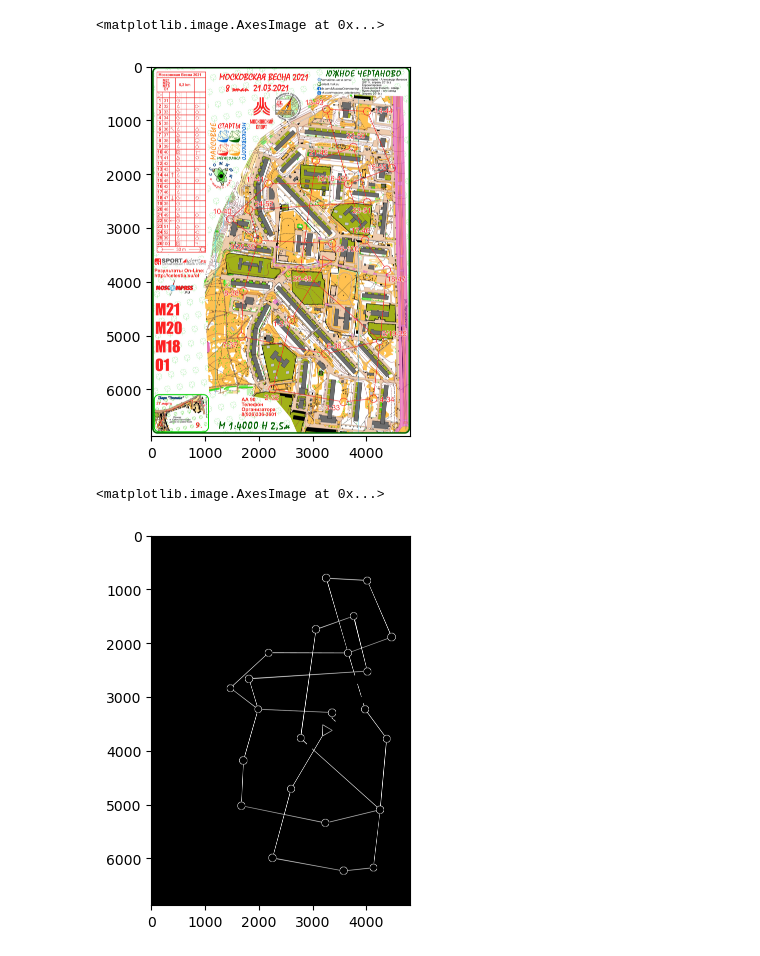
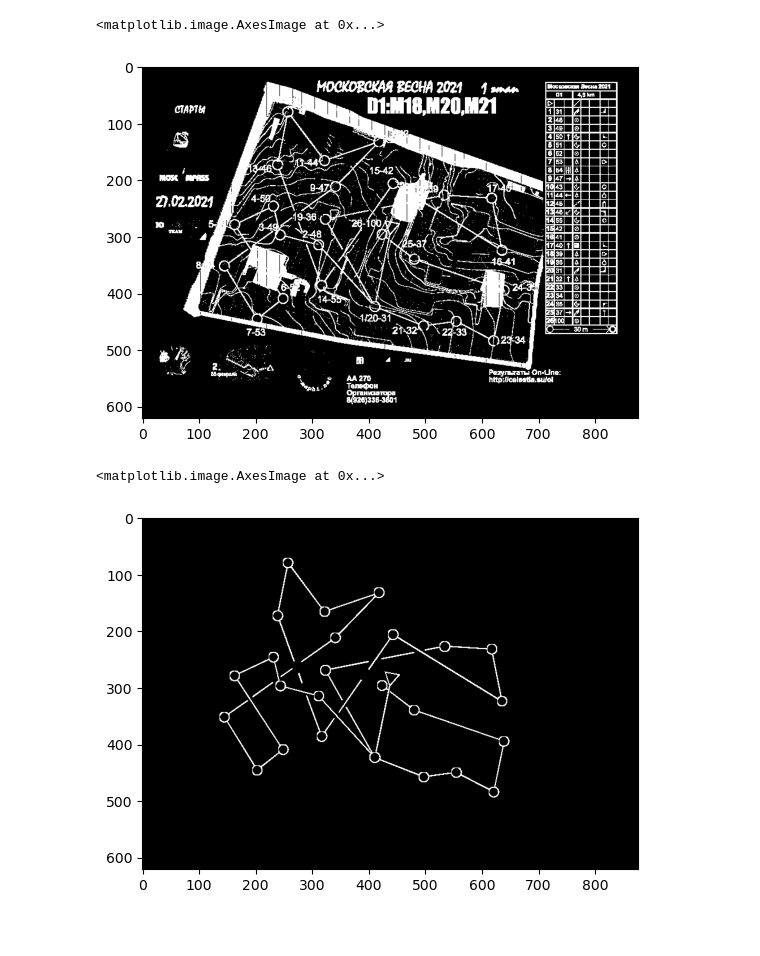
Before and after one commit to ianblair87/maps-analyzer, a Jupyter notebook: experiments/unet-course.ipynb, the cells around one changed output. Drawn from its saved outputs; the diff is of its cells as text; code cells hidden in the pictures.

```diff
--- a/experiments/unet-course.ipynb
+++ b/experiments/unet-course.ipynb
@@ -17,15 +28,15 @@ import cv2
 import matplotlib.pyplot as plt
 %matplotlib inline
 # %%
-plt.imshow(data.draft.X[7])
+plt.imshow(data.draft.X[0], cmap='gray')
 # %% [output]
 <matplotlib.image.AxesImage at 0x...>
-[figure, old version]
+[figure, new version]
 # %%
-plt.imshow(data.draft.y[7], cmap='gray')
+plt.imshow(data.draft.y[0], cmap='gray')
 # %% [output]
 <matplotlib.image.AxesImage at 0x...>
-[figure, old version]
+[figure, new version]
 # %%
 import tensorflow as tf
 from tensorflow import keras
```
Also changed, not shown: parts of 17 cells of this notebook, 3 other files.
